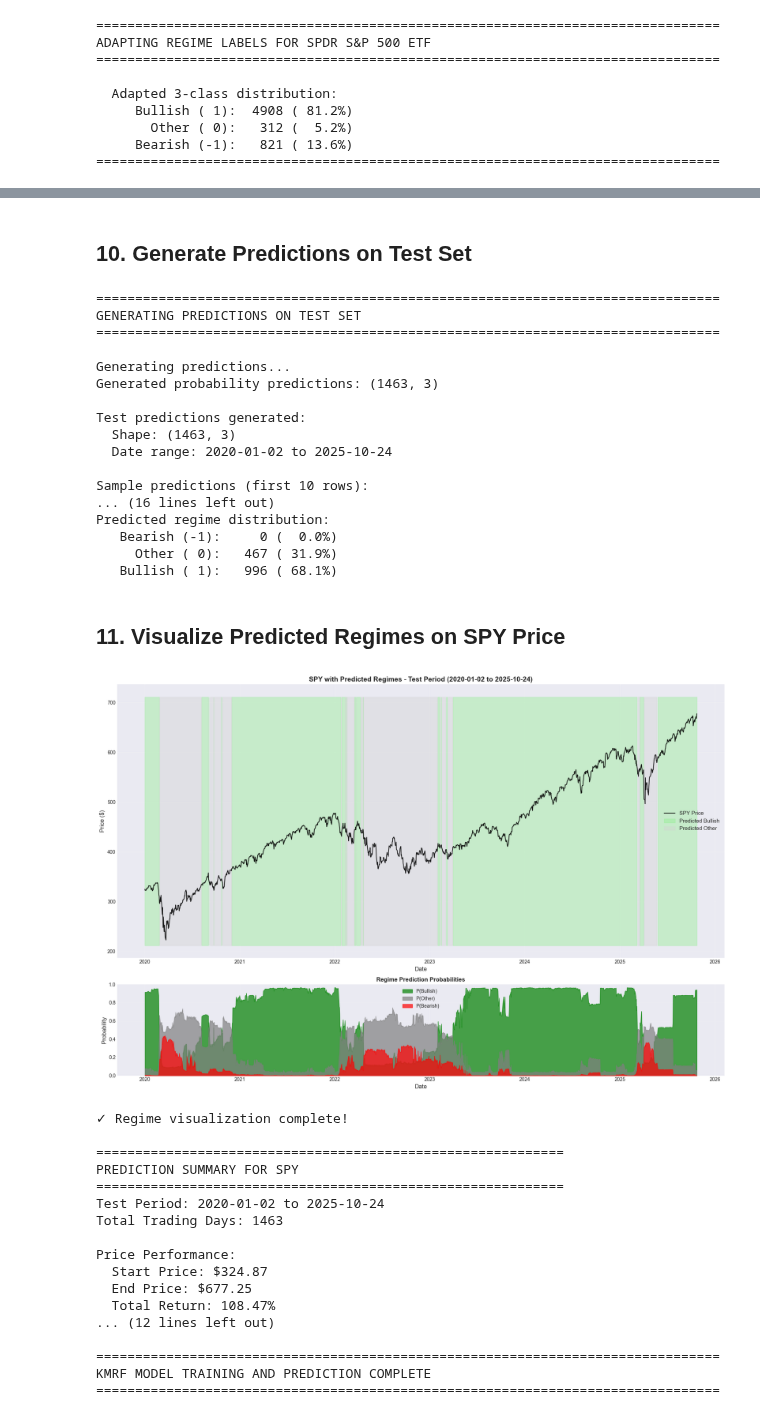
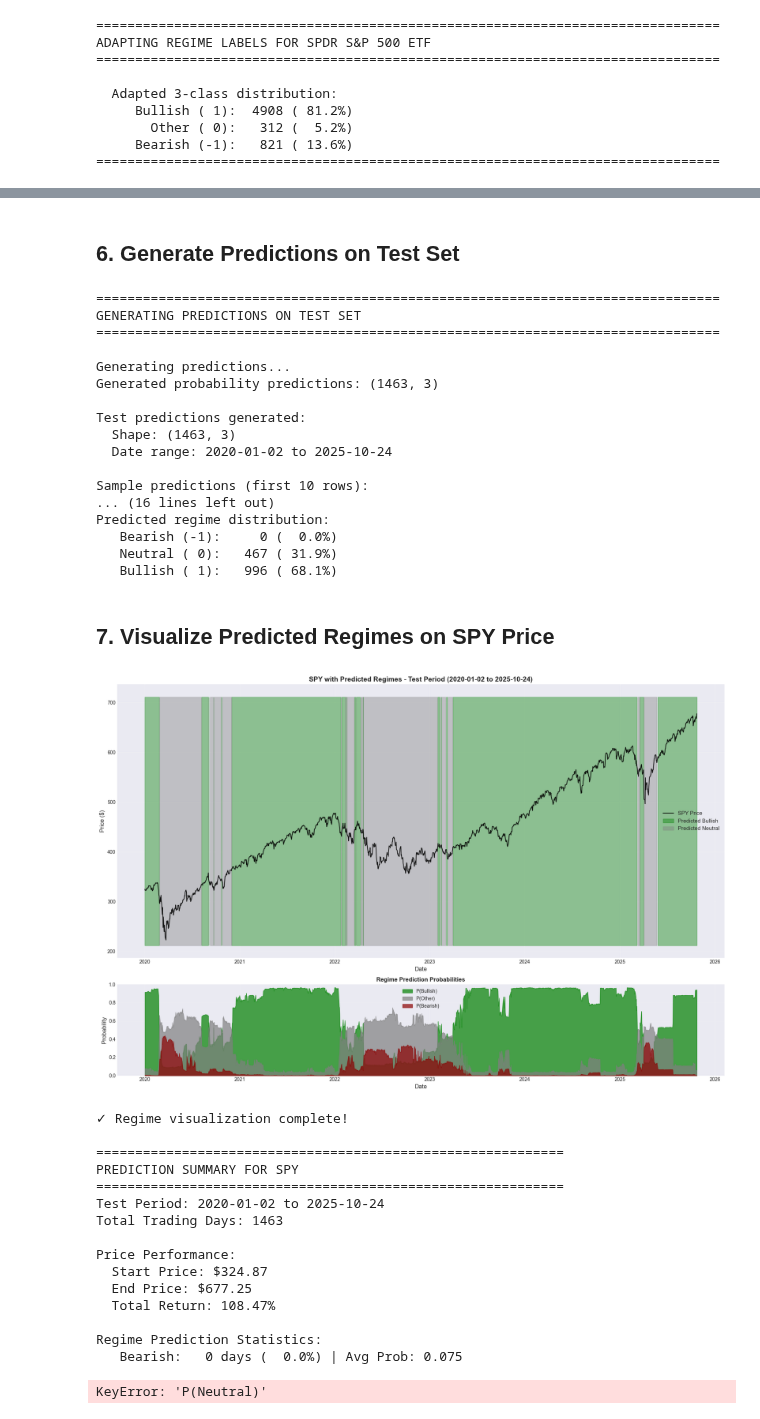
Before and after one commit to jessego20/FE800_project_code, a Jupyter notebook: test_kmrf.ipynb, the cells around one changed output, grey strips where cells are left out. Cells and saved outputs as stored; diff of their text form; code cells hidden in the pictures.

Commit message:
added option to predict the original 4 regimes

```diff
--- a/test_kmrf.ipynb
+++ b/test_kmrf.ipynb
@@ -409,7 +212,7 @@ Model ready for prediction
 
 ✓ Model training complete!
 # %% [markdown]
-## 10. Generate Predictions on Test Set
+## 6. Generate Predictions on Test Set
 # %%
 print("\n" + "="*80)
 print("GENERATING PREDICTIONS ON TEST SET")
@@ -430,8 +233,21 @@ print(test_predictions.head(10).round(4))
 predicted_regimes = kmrf_model.predict(kmrf_model.X_test, return_proba=False)
 predicted_regimes_series = pd.Series(predicted_regimes, index=test_predictions.index)
 
+if classification_type == 'original':
+    regime_names = {
+        0: 'LV Bullish',
+        1: 'LV Bearish',
+        2: 'HV Bullish',
+        3: 'HV Bearish'
+    }
+else: # adapted
+    regime_names = {
+        -1: 'Bearish',
+         0: 'Neutral',
+         1: 'Bullish'
+    }
 print(f"\nPredicted regime distribution:")
-for regime, name in [(-1, 'Bearish'), (0, 'Other'), (1, 'Bullish')]:
+for regime, name in regime_names.items():
     count = (predicted_regimes_series == regime).sum()
     pct = (count / len(predicted_regimes_series)) * 100
     print(f"  {name:>8} ({regime:>2}): {count:>5} ({pct:>5.1f}%)")
@@ -451,10 +267,10 @@ Sample predictions (first 10 rows):
 ... (16 lines left out)
 Predicted regime distribution:
    Bearish (-1):     0 (  0.0%)
-     Other ( 0):   467 ( 31.9%)
+   Neutral ( 0):   467 ( 31.9%)
    Bullish ( 1):   996 ( 68.1%)
 # %% [markdown]
-## 11. Visualize Predicted Regimes on SPY Price
+## 7. Visualize Predicted Regimes on SPY Price
 # %%
 # Get full price data and filter for test period
 spy_price_full = kmrf_model.features['close']
@@ -469,12 +285,17 @@ if spy_price_test is not None:
     ax1.plot(spy_price_test.index, spy_price_test, color='black', linewidth=1.5,
              alpha=0.9, label='SPY Price', zorder=3)
 
-    # Define colors for regimes
-    colors = {1: 'lightgreen', 0: 'lightgray', -1: 'lightcoral'}
-    labels_dict = {1: 'Bullish', 0: 'Other', -1: 'Bearish'}
+    # Define colors and labels for regimes based on classification type
+    if classification_type == 'original':
+        colors = {0: 'green', 1: 'lightblue', 2: 'yellow', 3: 'darkred'}
+        labels_dict = {0: 'LV_Bull', 1: 'LV_Bear', 2: 'HV_Bull', 3: 'HV_Bear'}
+    else:
+        colors = {1: 'green', 0: 'grey', -1: 'darkred'}
+        labels_dict = {1: 'Bullish', 0: 'Neutral', -1: 'Bearish'}
+
 
     # Shade regime periods
-    for regime in [1, 0, -1]:
+    for regime in labels_dict:
         mask = predicted_regimes_series == regime
         if mask.any():
             ax1.fill_between(
@@ -497,12 +318,25 @@ if spy_price_test is not None:
 
     # === Regime Probabilities ===
     # Plot regime probabilities
-    ax2.fill_between(test_predictions.index, 0, test_predictions['P(Bullish)'],
+    # Handle different regime types based on classification
+    if classification_type == 'original':
+        # Original 4-regime system
+        ax2.fill_between(test_predictions.index, 0, test_predictions['P(LV_Bull)'],
+                     alpha=0.7, color='green', label='P(LV Bullish)')
+        ax2.fill_between(test_predictions.index, 0, test_predictions['P(LV_Bear)'],
+                     alpha=0.7, color='lightblue', label='P(LV Bearish)')
+        ax2.fill_between(test_predictions.index, 0, test_predictions['P(HV_Bull)'],
+                     alpha=0.7, color='yellow', label='P(HV Bullish)')
+        ax2.fill_between(test_predictions.index, 0, test_predictions['P(HV_Bear)'],
+                     alpha=0.7, color='darkred', label='P(HV Bearish)')
+    else:
+        # Adapted 3-regime system
+        ax2.fill_between(test_predictions.index, 0, test_predictions['P(Bullish)'],
                      alpha=0.7, color='green', label='P(Bullish)')
-    ax2.fill_between(test_predictions.index, 0, test_predictions['P(Other)'],
+        ax2.fill_between(test_predictions.index, 0, test_predictions['P(Other)'],
                      alpha=0.7, color='gray', label='P(Other)')
-    ax2.fill_between(test_predictions.index, 0, test_predictions['P(Bearish)'],
-                     alpha=0.7, color='red', label='P(Bearish)')
+        ax2.fill_between(test_predictions.index, 0, test_predictions['P(Bearish)'],
+                     alpha=0.7, color='darkred', label='P(Bearish)')
 
     ax2.set_xlabel('Date', fontsize=12)
     ax2.set_ylabel('Probability', fontsize=12)
@@ -529,35 +363,35 @@ if spy_price_test is not None:
     total_return = (price_end - price_start) / price_start * 100
 
     print(f"\nPrice Performance:")
     print(f"  Start Price: ${price_start:.2f}")
     print(f"  End Price: ${price_end:.2f}")
     print(f"  Total Return: {total_return:.2f}%")
 
     # Regime statistics
     print(f"\nRegime Prediction Statistics:")
-    for regime, name in [(-1, 'Bearish'), (0, 'Other'), (1, 'Bullish')]:
+    for regime, name in regime_names.items():
         count = (predicted_regimes_series == regime).sum()
         pct = (count / len(predicted_regimes_series)) * 100
         avg_prob = test_predictions['P(' + labels_dict[regime] + ')'].mean()
         print(f"  {name:>8}: {count:>3} days ({pct:>5.1f}%) | Avg Prob: {avg_prob:.3f}")
 
     # High confidence predictions
     high_confidence = test_predictions.max(axis=1) > 0.7
     print(f"\nHigh Confidence Predictions (>70%): {high_confidence.sum()} days ({high_confidence.mean()*100:.1f}%)")
 
     print(f"\nNote: According to the contrarian strategy:")
     print(f"  - High P(Bullish) → SHORT signal (overbought)")
     print(f"  - High P(Bearish) → LONG signal (oversold)")
     print(f"  - High P(Other) → CLOSE position")
 
 else:
     print("Error: Could not find SPY price data for visualization")
 
 print("\n" + "="*80)
 print("KMRF MODEL TRAINING AND PREDICTION COMPLETE")
 print("="*80)
 # %% [output]
-[figure, old version]
+[figure, new version]
 ✓ Regime visualization complete!
 
 ============================================================
@@ -570,8 +404,7 @@ Price Performance:
   Start Price: $324.87
   End Price: $677.25
   Total Return: 108.47%
-... (12 lines left out)
 
-================================================================================
-KMRF MODEL TRAINING AND PREDICTION COMPLETE
-================================================================================
+Regime Prediction Statistics:
+   Bearish:   0 days (  0.0%) | Avg Prob: 0.075
+KeyError: 'P(Neutral)'
```
Also changed, not shown: parts of 13 cells of this notebook, 1 other file.
